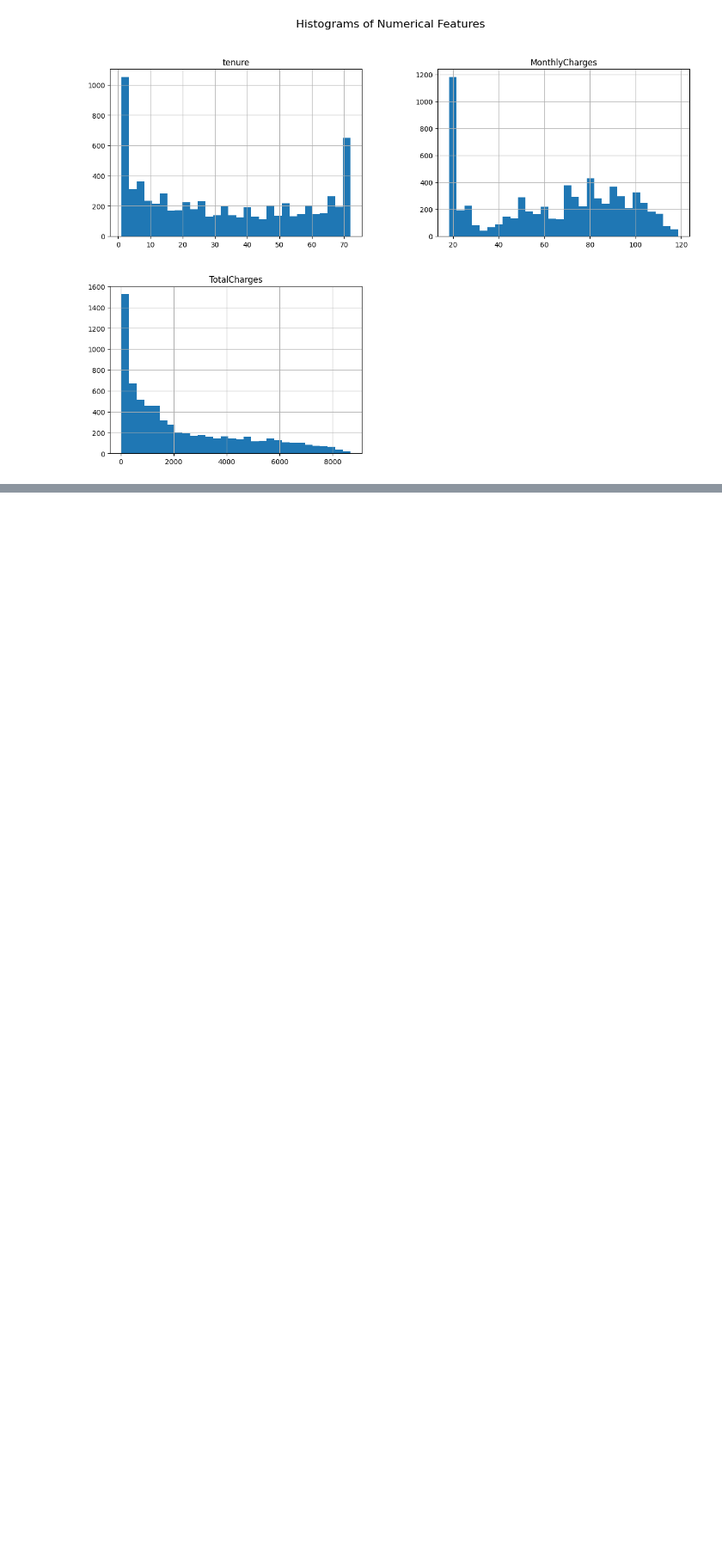
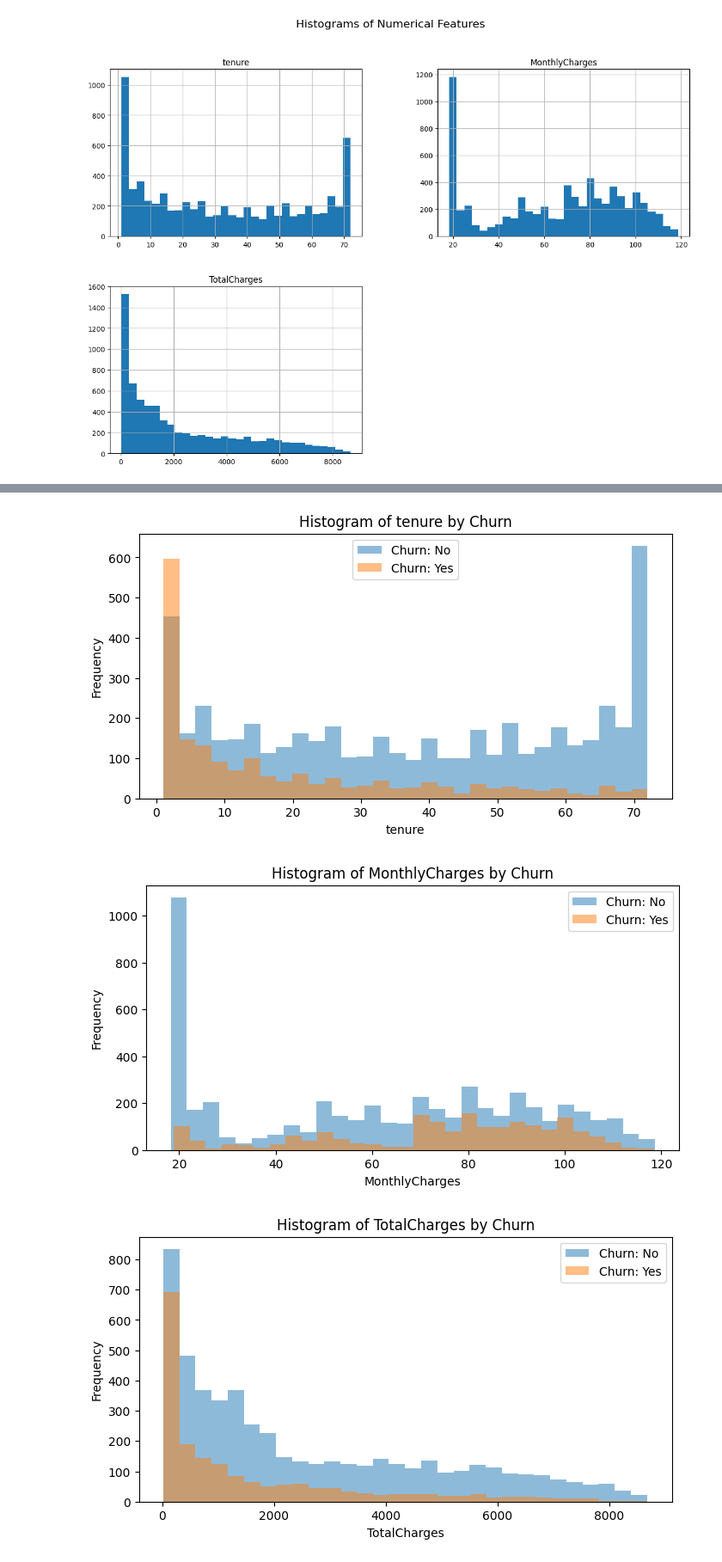
Before and after one commit to itayriche/customer_churn_prediction, a Jupyter notebook: Churn_prediction.ipynb, the cells around one changed output, grey strips where cells are left out. Shown: that part at 86% size. Cells and saved outputs as stored; diff of their text form; code cells hidden in the pictures; blank space fills up the shorter version.

Commit message:
added histogram by churn

```diff
--- a/Churn_prediction.ipynb
+++ b/Churn_prediction.ipynb
@@ -226,26 +228,3 @@ plt.suptitle('Histograms of Numerical Features', fontsize=16)
 plt.show()
 # %% [output]
 [figure]
-# %%
-# Bar plots of each column vs churn with percentages
-categorical_columns = df.select_dtypes(include=['object']).columns
-for column in categorical_columns:
-    if column != 'Churn':
-        plt.figure(figsize=(8, 4))
-        churn_vs_column = df.groupby([column, 'Churn']).size().unstack()
-        churn_vs_column.plot(kind='bar', stacked=True, color=['cyan', 'orange'], ax=plt.gca())
-
-        # Add percentages on the bars
-        for i, bar_group in enumerate(plt.gca().containers):
-            for bar in bar_group:
-                height = bar.get_height()
-                total = churn_vs_column.sum(axis=1)[i // 2]  # Total for the category
-                percentage = (height / total) * 100 if total > 0 else 0
-                plt.gca().text(bar.get_x() + bar.get_width() / 2, bar.get_y() + height / 2, f'{percentage:.1f}%',
-                               ha='center', va='center', fontsize=8, color='white')
-
-        plt.title(f'{column} vs Churn')
-        plt.ylabel('Count')
-        plt.xlabel(column)
-        plt.legend(title='Churn', labels=['No', 'Yes'])
-        plt.show()
@@ -267,0 +231,19 @@ for column in categorical_columns:
+# %%
+categorical_columns = df.select_dtypes(include=['object']).columns
+numerical_columns = df.select_dtypes(include=['int64', 'float64']).columns
+# %%
+# Histogram of numerical columns grouped by Churn
+for column in numerical_columns:
+    plt.figure(figsize=(8, 4))
+    for churn_value in df['Churn'].unique():
+        subset = df[df['Churn'] == churn_value]
+        plt.hist(subset[column], bins=30, alpha=0.5, label=f'Churn: {churn_value}')
+    plt.title(f'Histogram of {column} by Churn')
+    plt.xlabel(column)
+    plt.ylabel('Frequency')
+    plt.legend()
+    plt.show()
+# %% [output]
+[figure, added]
+[figure, added]
+[figure, added]
```
Also changed, not shown: parts of 5 cells of this notebook.
